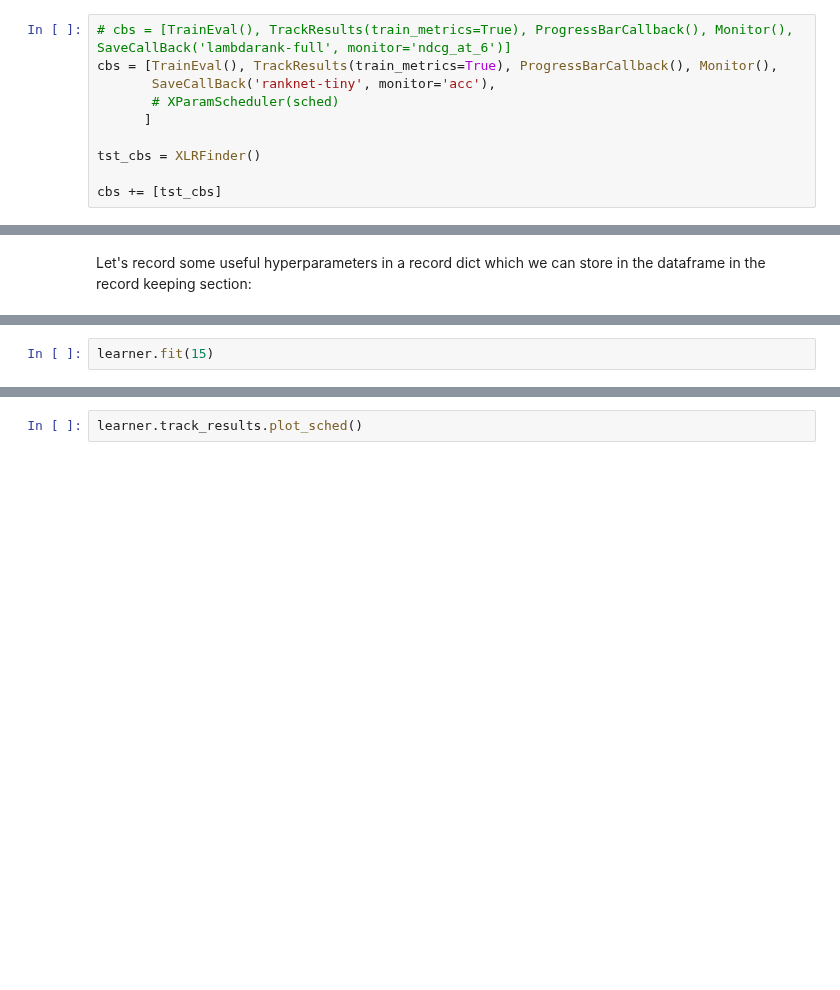
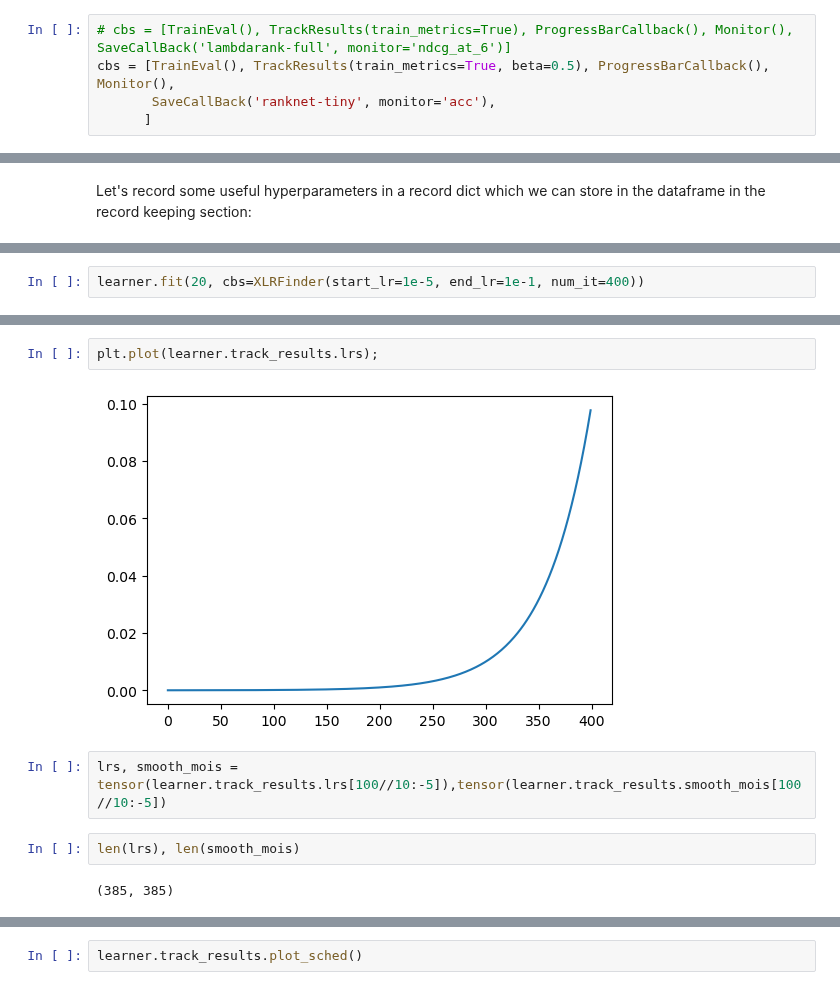
Before and after one commit to debjyotiSRoy/xcube, a Jupyter notebook: nbs/17_tutorial.train_l2r.ipynb, the cells around one changed output, grey strips where cells are left out. Drawn from its saved outputs; the diff is of its cells as text; blank space fills up the shorter version.

```diff
--- a/nbs/17_tutorial.train_l2r.ipynb
+++ b/nbs/17_tutorial.train_l2r.ipynb
@@ -796,13 +800,8 @@ plt.rcParams["figure.figsize"] = (6, 4)
 # %%
 # cbs = [TrainEval(), TrackResults(train_metrics=True), ProgressBarCallback(), Monitor(), SaveCallBack('lambdarank-full', monitor='ndcg_at_6')]
-cbs = [TrainEval(), TrackResults(train_metrics=True), ProgressBarCallback(), Monitor(),
+cbs = [TrainEval(), TrackResults(train_metrics=True, beta=0.5), ProgressBarCallback(), Monitor(),
        SaveCallBack('ranknet-tiny', monitor='acc'),
-       # XParamScheduler(sched)
       ]
-
-tst_cbs = XLRFinder()
-
-cbs += [tst_cbs]
 # %%
 from fastai.optimizer import *
 # %%
@@ -830,3 +831,3 @@ str(record)
 # %%
-learner.fit(15)
+learner.fit(20, cbs=XLRFinder(start_lr=1e-5, end_lr=1e-1, num_it=400))
 # %% [output]
@@ -852,0 +852,10 @@ CancelValidException:
+# %%
+plt.plot(learner.track_results.lrs);
+# %% [output]
+[figure, added]
+# %%
+lrs, smooth_mois = tensor(learner.track_results.lrs[100//10:-5]),tensor(learner.track_results.smooth_mois[100//10:-5])
+# %%
+len(lrs), len(smooth_mois)
+# %% [output]
+(385, 385)
```
Also changed, not shown: parts of 13 cells of this notebook, 5 other files.
